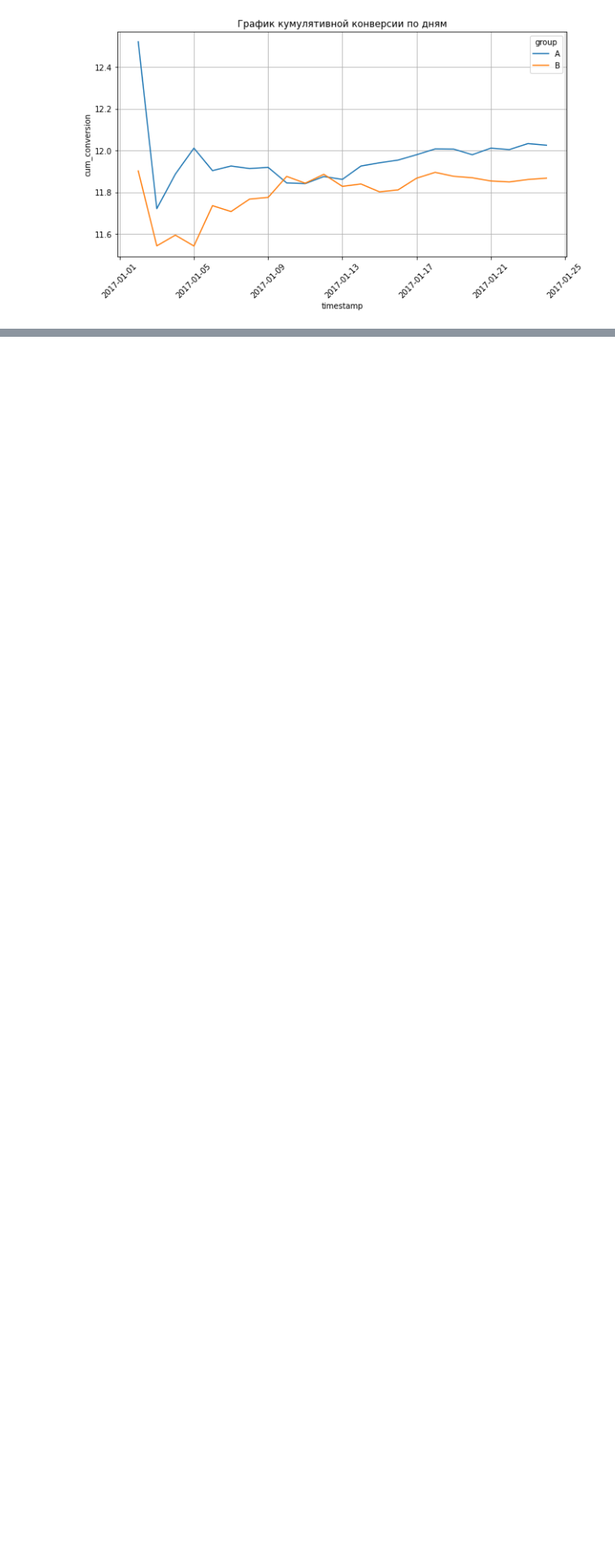
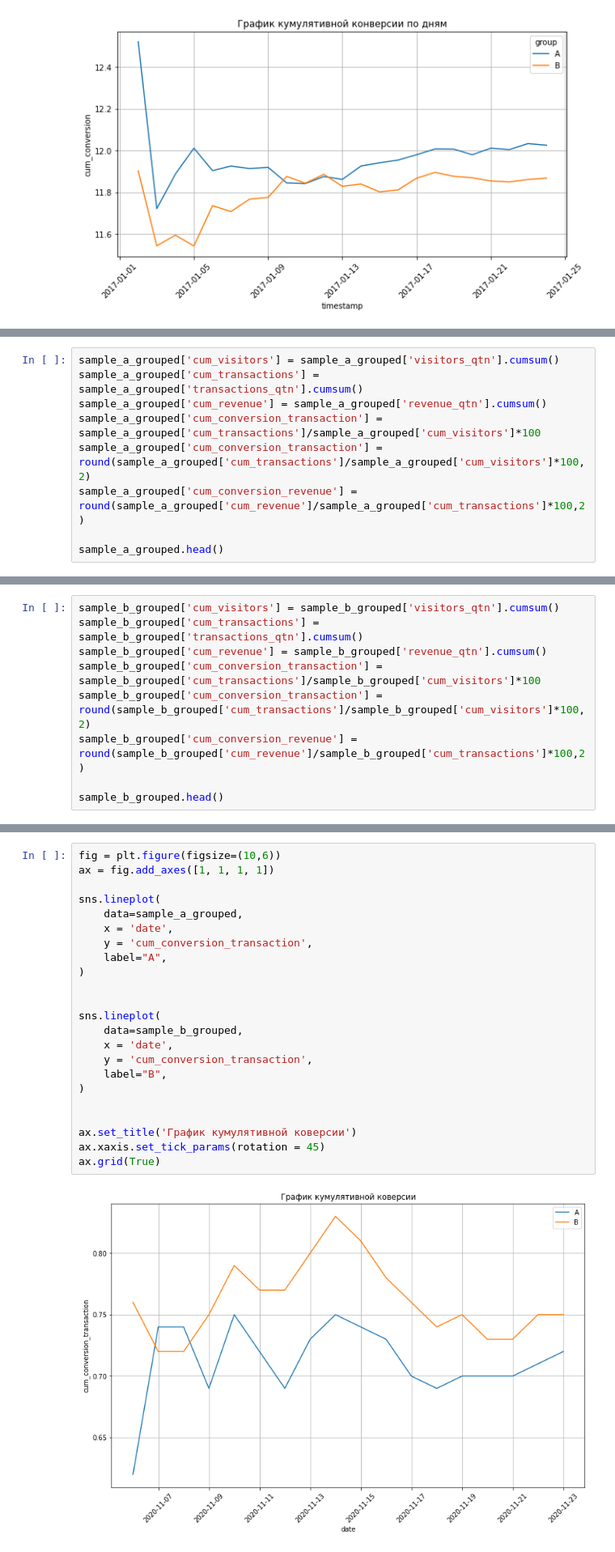
Before and after one commit to AleksejRum/sf_data_science, a Jupyter notebook: Modules/EDA/EDA5_AB_testing/AB_testing.ipynb, the cells around one changed output, grey strips where cells are left out. Shown: that part at 81% size. Saved outputs shown, nothing was run; the diff lists cells and outputs as text; blank space fills up the shorter version.

```diff
--- a/Modules/EDA/EDA5_AB_testing/AB_testing.ipynb
+++ b/Modules/EDA/EDA5_AB_testing/AB_testing.ipynb
@@ -172,0 +242,9 @@ ax.grid(True)
+# %%
+sample_a_grouped['cum_visitors'] = sample_a_grouped['visitors_qtn'].cumsum()
+sample_a_grouped['cum_transactions'] = sample_a_grouped['transactions_qtn'].cumsum()
+sample_a_grouped['cum_revenue'] = sample_a_grouped['revenue_qtn'].cumsum()
+sample_a_grouped['cum_conversion_transaction'] = sample_a_grouped['cum_transactions']/sample_a_grouped['cum_visitors']*100
+sample_a_grouped['cum_conversion_transaction'] = round(sample_a_grouped['cum_transactions']/sample_a_grouped['cum_visitors']*100,2)
+sample_a_grouped['cum_conversion_revenue'] = round(sample_a_grouped['cum_revenue']/sample_a_grouped['cum_transactions']*100,2)
+
+sample_a_grouped.head()
@@ -172,0 +258,9 @@ ax.grid(True)
+# %%
+sample_b_grouped['cum_visitors'] = sample_b_grouped['visitors_qtn'].cumsum()
+sample_b_grouped['cum_transactions'] = sample_b_grouped['transactions_qtn'].cumsum()
+sample_b_grouped['cum_revenue'] = sample_b_grouped['revenue_qtn'].cumsum()
+sample_b_grouped['cum_conversion_transaction'] = sample_b_grouped['cum_transactions']/sample_b_grouped['cum_visitors']*100
+sample_b_grouped['cum_conversion_transaction'] = round(sample_b_grouped['cum_transactions']/sample_b_grouped['cum_visitors']*100,2)
+sample_b_grouped['cum_conversion_revenue'] = round(sample_b_grouped['cum_revenue']/sample_b_grouped['cum_transactions']*100,2)
+
+sample_b_grouped.head()
@@ -172,0 +284,25 @@ ax.grid(True)
+# %%
+fig = plt.figure(figsize=(10,6))
+ax = fig.add_axes([1, 1, 1, 1])
+
+sns.lineplot(
+    data=sample_a_grouped,
+    x = 'date',
+    y = 'cum_conversion_transaction',
+    label="A",
+)
+
+
+sns.lineplot(
+    data=sample_b_grouped,
+    x = 'date',
+    y = 'cum_conversion_transaction',
+    label="B",
+)
+
+
+ax.set_title('График кумулятивной коверсии')
+ax.xaxis.set_tick_params(rotation = 45)
+ax.grid(True)
+# %% [output]
+[figure, added]
```
Also changed, not shown: parts of 13 cells of this notebook, 2 other files.
